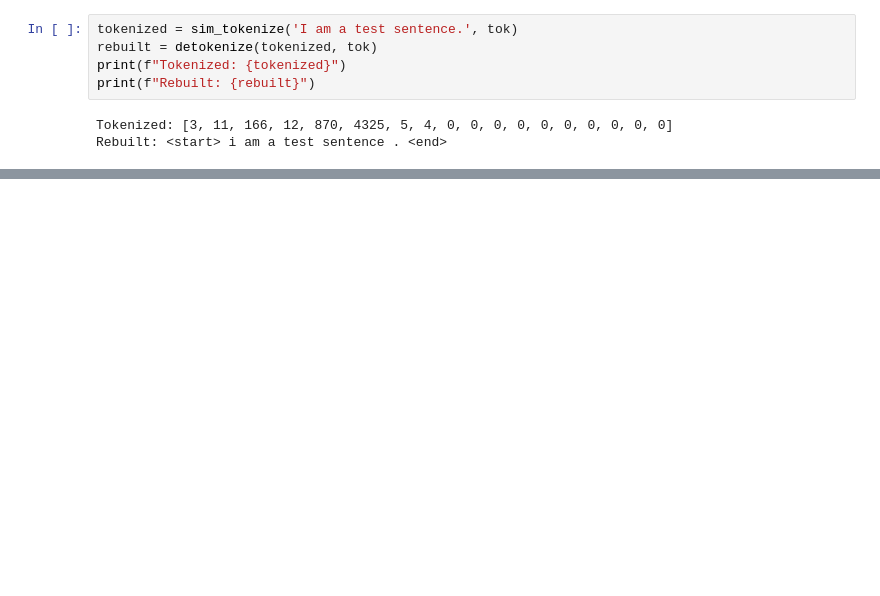
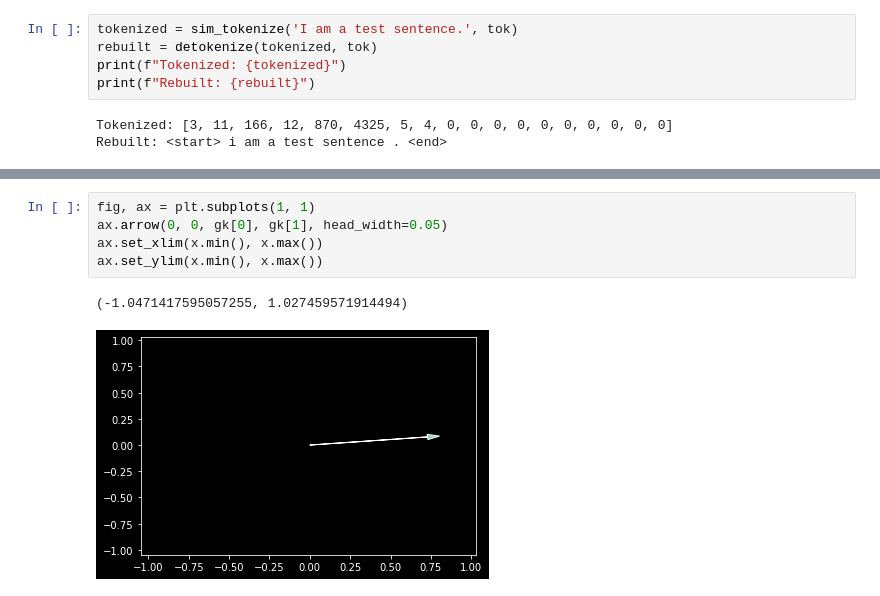
Before and after one commit to TheUnity42/NeuralNetworks, a Jupyter notebook: Project 3/scratch.ipynb, the cells around one changed output, grey strips where cells are left out. Saved outputs shown, nothing was run; the diff lists cells and outputs as text; blank space fills up the shorter version.

```diff
--- a/Project 3/scratch.ipynb
+++ b/Project 3/scratch.ipynb
@@ -74,0 +252,8 @@ print(output.shape, attn.shape)
+# %%
+fig, ax = plt.subplots(1, 1)
+ax.arrow(0, 0, gk[0], gk[1], head_width=0.05)
+ax.set_xlim(x.min(), x.max())
+ax.set_ylim(x.min(), x.max())
+# %% [output]
+(-1.0471417595057255, 1.027459571914494)
+[figure, added]
```
Also changed, not shown: parts of 13 cells of this notebook, 7 other files.
